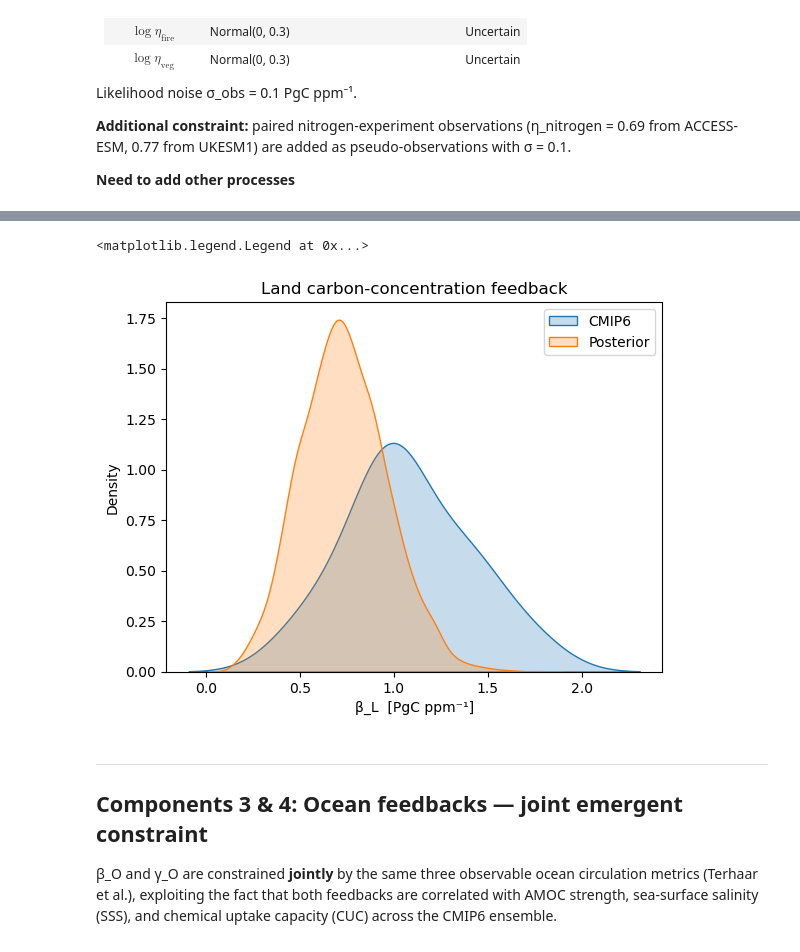
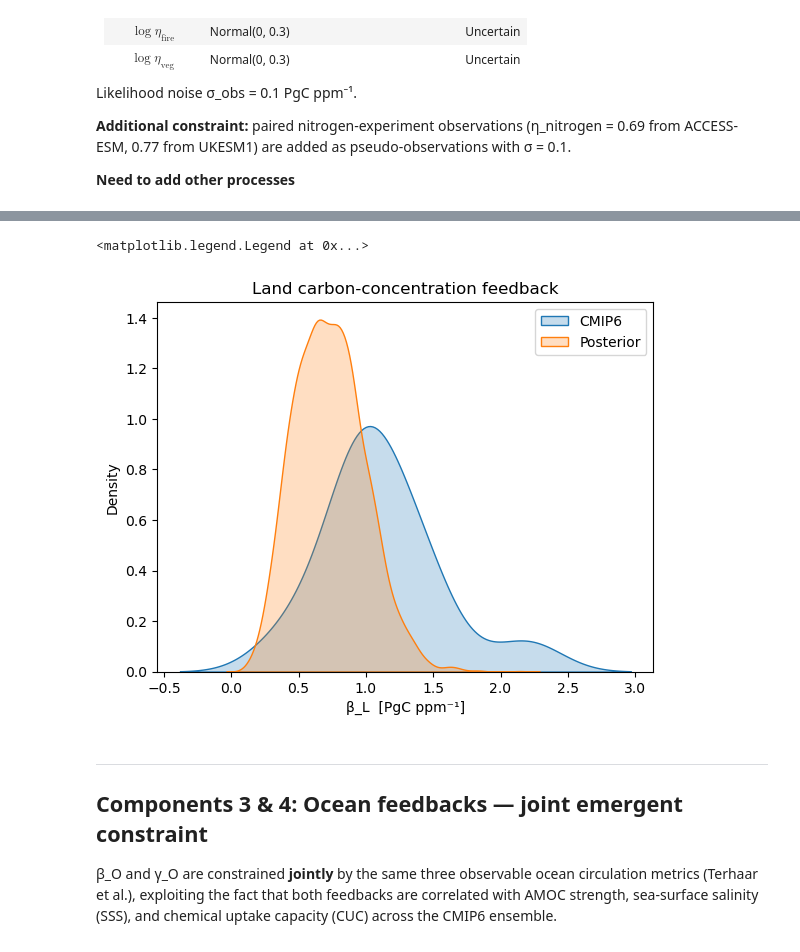
Before and after one commit to netzeroasap/TCRE_Assessment, a Jupyter notebook: notebooks/TCRE_total.ipynb, the cells around one changed output, grey strips where cells are left out. Saved outputs shown, nothing was run; the diff lists cells and outputs as text; code cells hidden in the pictures.

Commit message:
added EC to gamma_tropics, read in IAV

```diff
--- a/notebooks/TCRE_total.ipynb
+++ b/notebooks/TCRE_total.ipynb
@@ -61 +75,6 @@ Land and ocean data come from different sources and cover partially different mo
+# %%
+
+sheet_name="beta_gamma"
+key="17_GeL1M1g0ilXK8w2j8803ewMeJxapWcf3mCFx4LGBE"
+cmip_df=load_from_gspreadsheet(sheet_name,key)
 # %%
@@ -71,2 +82,19 @@ cmip_gamma_land = xr.DataArray(df.loc[mask, "gamma_L_2xCO2"].values,
 
 lookup_table = xr.open_dataarray(DATA_DIR / "lookup_table.nc")
+# %%
+CMIP=xr.Dataset()
+CMIP["beta_land"]=xr.DataArray(data=cmip_df.beta_land,
+                             coords=dict(model=cmip_df.Model.values))
+CMIP["gamma_land"]=xr.DataArray(data=cmip_df.gamma_land,
+                             coords=dict(model=cmip_df.Model.values))
+CMIP["gamma_land_tropics"]=xr.DataArray(data=cmip_df.gamma_land_tropics,
+                             coords=dict(model=cmip_df.Model.values))
+CMIP["gamma_land_extratropics"] = (CMIP["gamma_land"]-CMIP["gamma_land_tropics"])
+
+
+CMIP["beta_ocean"]=xr.DataArray(data=cmip_df.beta_ocean,
+                             coords=dict(model=cmip_df.Model.values))
+CMIP["gamma_ocean"]=xr.DataArray(data=cmip_df.gamma_ocean,
+                             coords=dict(model=cmip_df.Model.values))
+
+CMIP["lookup_table"] = lookup_table.reindex(model=CMIP.model)
@@ -209,9 +308,14 @@ Likelihood noise σ_obs = 0.1 PgC ppm⁻¹.
 **Additional constraint:** paired nitrogen-experiment observations (η_nitrogen = 0.69 from ACCESS-ESM, 0.77 from UKESM1) are added as pseudo-observations with σ = 0.1.
 
 <b>Need to add other processes </b>
+# %%
+# CMIP-side inputs to build_beta_land_model: keep only models with both a
+# beta_land value and lookup-table process flags (a few models in the
+# sheet are missing lookup-table coverage, same as for gamma_land)
+beta_land_data = CMIP[["beta_land", "lookup_table"]].dropna(dim="model")
 # %%
 beta_land_model = model_builders.build_beta_land_model(
-    cmip_beta_land, lookup_table, priors.beta_land
+    beta_land_data["beta_land"], beta_land_data["lookup_table"], priors.beta_land
 )
 with beta_land_model:
     beta_land = pm.sample(target_accept=0.99)
@@ -226,13 +330,13 @@ Sampling 4 chains for 1_000 tune and 1_000 draw iterations (4_000 + 4_000 draws
 # %%
 fig, ax = plt.subplots()
-sns.kdeplot(cmip_beta_land.values, label="CMIP6", fill=True, ax=ax)
+sns.kdeplot(CMIP["beta_land"].dropna(dim="model").values, label="CMIP6", fill=True, ax=ax)
 sns.kdeplot(beta_land.posterior.beta_land.values.flatten(), label="Posterior", fill=True, ax=ax)
 ax.set_xlabel("β_L  [PgC ppm⁻¹]")
 ax.set_title("Land carbon-concentration feedback")
 ax.legend()
 # %% [output]
 <matplotlib.legend.Legend at 0x...>
-[figure, old version]
+[figure, new version]
 # %% [markdown]
 ---
 ## Components 3 & 4: Ocean feedbacks — joint emergent constraint
```
Also changed, not shown: parts of 19 cells of this notebook.
